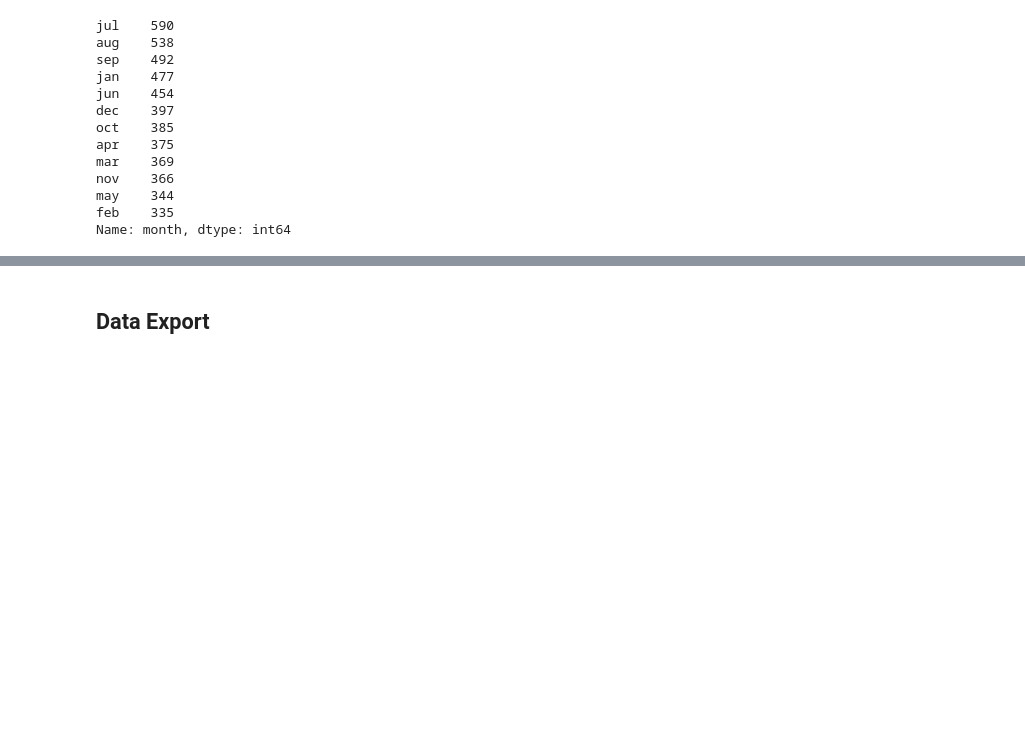
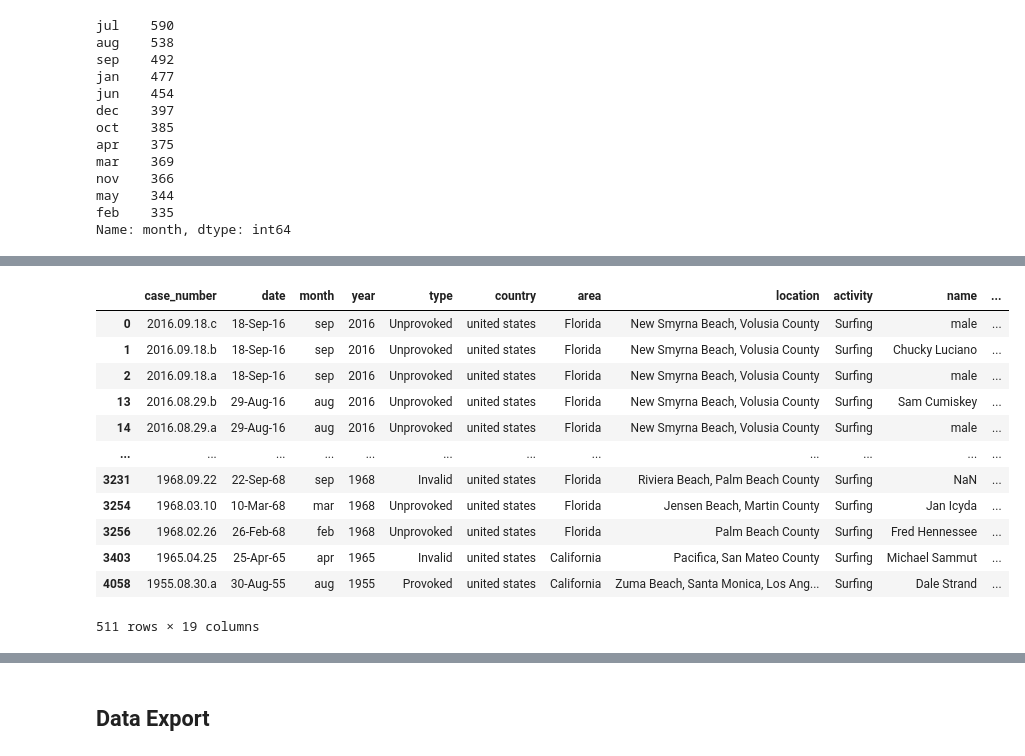
Before and after one commit to luisgzaparolli/Ironhack, a Jupyter notebook: Projects/MiniProject_2/Shark Project/CleaningAndAnalyzeSharksDatabase.ipynb, the cells around one changed output, grey strips where cells are left out. Drawn from its saved outputs; the diff is of its cells as text; code cells hidden in the pictures; blank space fills up the shorter version.

```diff
--- a/Projects/MiniProject_2/Shark Project/CleaningAndAnalyzeSharksDatabase.ipynb
+++ b/Projects/MiniProject_2/Shark Project/CleaningAndAnalyzeSharksDatabase.ipynb
@@ -250,0 +254,28 @@ Name: month, dtype: int64
+# %%
+for row in sharks['country']:
+    if isinstance(row, str):
+        new_row = re.sub('\/.+|\(.+\)|\.|\?', '', row)
+        new_row = re.sub('\&', 'and', new_row.strip().lower())
+
+        if new_row == 'usa':
+            new_row = new_row.replace(new_row, 'united states')
+        elif new_row == 'bahamas':
+            new_row = new_row.replace(new_row, 'the bahamas')
+        elif new_row == 'england' or new_row == 'british isles':
+            new_row = new_row.replace(new_row, 'united kingdom')
+        elif new_row == 'reunion':
+            new_row = new_row.replace(new_row, 'réunion')
+        elif new_row == 'okinawa':
+            new_row = new_row.replace(new_row, 'japan')
+        elif new_row == 'azores':
+            new_row = new_row.replace(new_row, 'portugal')
+        elif new_row == 'red sea':
+            new_row = new_row.replace(new_row, 'egypt')
+        elif new_row == 'columbia':
+            new_row = new_row.replace(new_row, 'colombia')
+        elif new_row == 'new britain' or new_row == 'new guinea' or new_row == 'british new guinea' or new_row == 'admiralty islands':
+            new_row = new_row.replace(new_row, 'papua new guinea')
+
+        sharks['country'].replace(row,new_row, inplace=True)
+    else:
+        sharks['country'].replace(row,np.nan, inplace=True)
@@ -250,0 +302,17 @@ Name: month, dtype: int64
+# %%
+mask = (sharks['country'] == 'united states') & (sharks['activity'] == 'Surfing')
+sharks.loc[mask, :]
+# %% [output]
+|  | case_number | date | month | year | type | country | area | location | activity | name | ... |
+| 0 | 2016.09.18.c | 18-Sep-16 | sep | 2016 | Unprovoked | united states | Florida | New Smyrna Beach, Volusia County | Surfing | male | ... |
+| 1 | 2016.09.18.b | 18-Sep-16 | sep | 2016 | Unprovoked | united states | Florida | New Smyrna Beach, Volusia County | Surfing | Chucky Luciano | ... |
+| 2 | 2016.09.18.a | 18-Sep-16 | sep | 2016 | Unprovoked | united states | Florida | New Smyrna Beach, Volusia County | Surfing | male | ... |
+| 13 | 2016.08.29.b | 29-Aug-16 | aug | 2016 | Unprovoked | united states | Florida | New Smyrna Beach, Volusia County | Surfing | Sam Cumiskey | ... |
+| 14 | 2016.08.29.a | 29-Aug-16 | aug | 2016 | Unprovoked | united states | Florida | New Smyrna Beach, Volusia County | Surfing | male | ... |
+| ... | ... | ... | ... | ... | ... | ... | ... | ... | ... | ... | ... |
+| 3231 | 1968.09.22 | 22-Sep-68 | sep | 1968 | Invalid | united states | Florida | Riviera Beach, Palm Beach County | Surfing | NaN | ... |
+| 3254 | 1968.03.10 | 10-Mar-68 | mar | 1968 | Unprovoked | united states | Florida | Jensen Beach, Martin County | Surfing | Jan Icyda | ... |
+| 3256 | 1968.02.26 | 26-Feb-68 | feb | 1968 | Unprovoked | united states | Florida | Palm Beach County | Surfing | Fred Hennessee | ... |
+| 3403 | 1965.04.25 | 25-Apr-65 | apr | 1965 | Invalid | united states | California | Pacifica, San Mateo County | Surfing | Michael Sammut | ... |
+| 4058 | 1955.08.30.a | 30-Aug-55 | aug | 1955 | Provoked | united states | California | Zuma Beach, Santa Monica, Los Ang... | Surfing | Dale Strand | ... |
+511 rows × 19 columns
```
Also changed, not shown: parts of 5 cells of this notebook.
